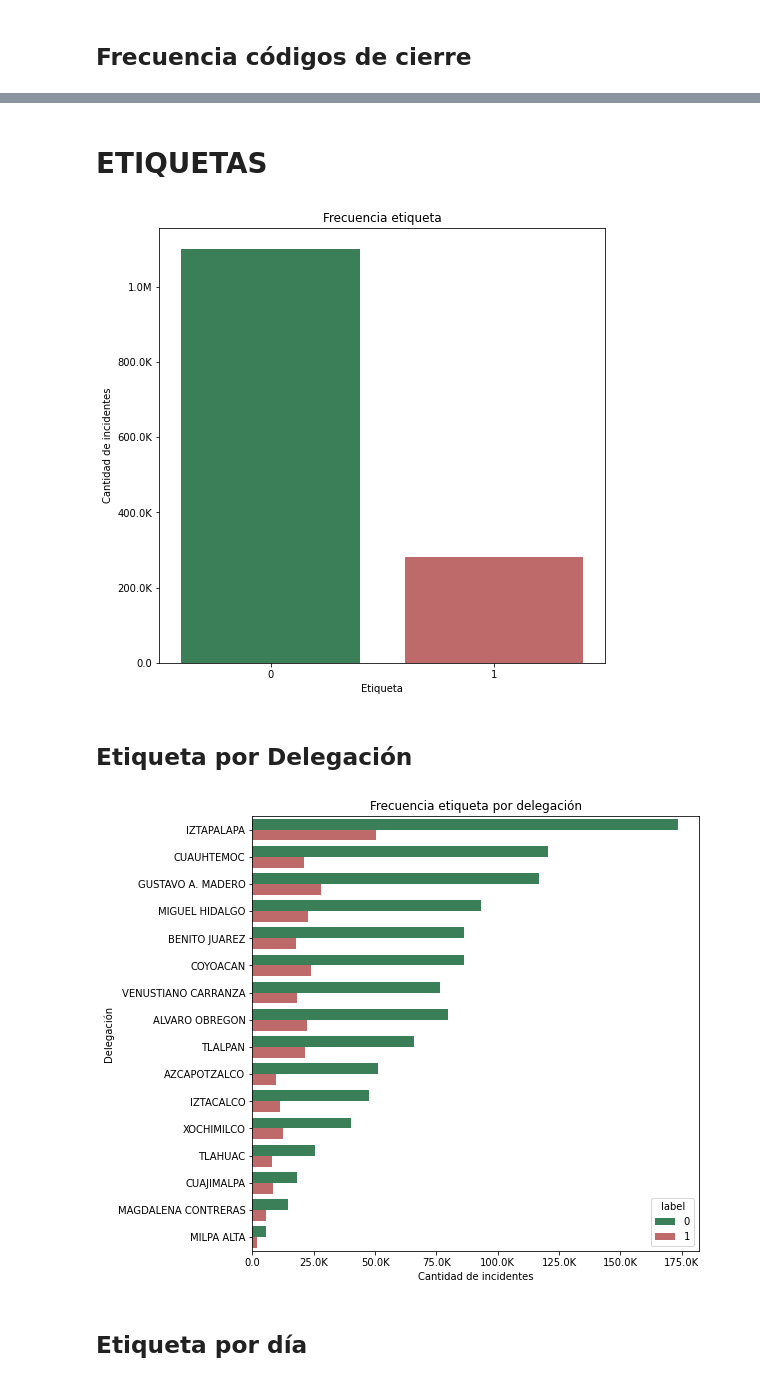
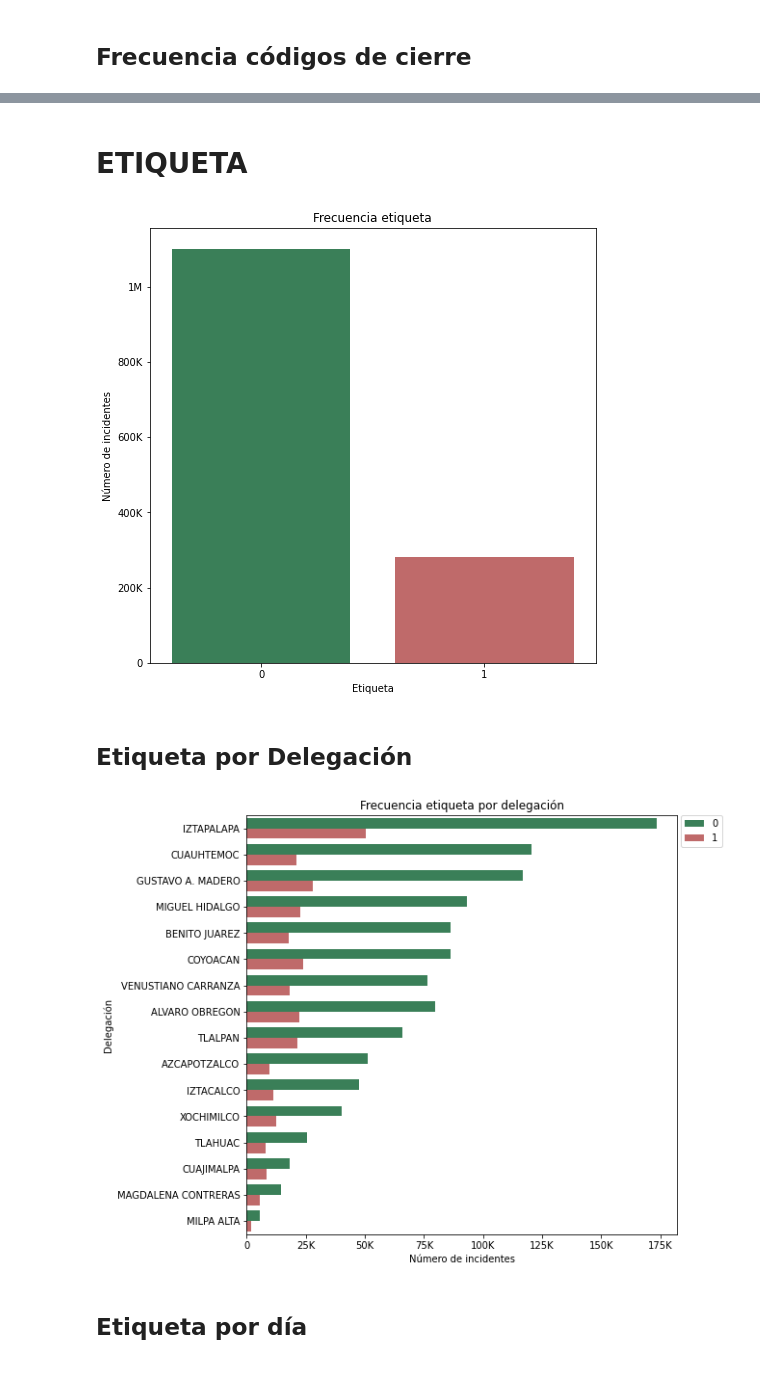
Before and after one commit to rafaelortegar/Proyecto1_IDS_2020, a Jupyter notebook: notebooks/GEDA.ipynb, the cells around one changed output, grey strips where cells are left out. Cells and saved outputs as stored; diff of their text form; code cells hidden in the pictures.

```diff
--- a/notebooks/GEDA.ipynb
+++ b/notebooks/GEDA.ipynb
@@ -70,0 +137,11 @@ datos['mes'] = datos.mes.astype(str)
+# %%
+datos = datos.astype({"dia_semana":'category',
+                                "año_cierre":'category',
+                                "codigo_cierre":'category',
+                                "mes_cierre":'category',
+                                "delegacion_inicio":'category',
+                                "incidente_c4":'category' ,
+                                "clas_con_f_alarma":'category',
+                                "tipo_entrada":'category',
+                                "delegacion_cierre":'category',
+                                "mes":'category'})
@@ -236,6 +324,17 @@ Index(['folio', 'fecha_creacion', 'hora_creacion', 'dia_semana',
       dtype='object')
 # %%
 df = datos.copy()
+# %%
+df = datos.astype({"dia_semana":'str',
+                                "año_cierre":'str',
+                                "codigo_cierre":'str',
+                                "mes_cierre":'str',
+                                "delegacion_inicio":'str',
+                                "incidente_c4":'str' ,
+                                "clas_con_f_alarma":'str',
+                                "tipo_entrada":'str',
+                                "delegacion_cierre":'str',
+                                "mes":'str'})
 # %% [markdown]
 (A) La unidad de atención a emergencias fue despachada, llegó al lugar de los hechos y confirmó la emergencia reportada
 
@@ -246,9 +345,3 @@ df = datos.copy()
 (F) El operador/a o despachador/a identifican, antes de dar respuesta a la emergencia, que ésta es falsa. O al ser despachada una unidad de atención a emergencias en el lugar de los hechos se percatan que el incidente no corresponde al reportado inicialmente
 
 (I) El incidente reportado es afirmativo y se añade información adicional al evento
-# %%
-df['codigo_cierre'] = np.where(df['codigo_cierre'] == '(A) La unidad de atención a emergencias fue despachada, llegó al lugar de los hechos y confirmó la emergencia reportada', '(A)', df['codigo_cierre'])
-df['codigo_cierre'] = np.where(df['codigo_cierre'] == '(D) El incidente reportado se registró en dos o más ocasiones procediendo a mantener un único reporte (afirmativo, informativo, negativo o falso) como el identificador para el incidente', '(D)', df['codigo_cierre'])
-df['codigo_cierre'] = np.where(df['codigo_cierre'] == '(N) La unidad de atención a emergencias fue despachada, llegó al lugar de los hechos, pero en el sitio del evento nadie solicitó el apoyo de la unidad', '(N)', df['codigo_cierre'])
-df['codigo_cierre'] = np.where(df['codigo_cierre'] == '(F) El operador/a o despachador/a identifican, antes de dar respuesta a la emergencia, que ésta es falsa. O al ser despachada una unidad de atención a emergencias en el lugar de los hechos se percatan que el incidente no corresponde al reportado inicialmente', '(F)', df['codigo_cierre'])
-df['codigo_cierre'] = np.where(df['codigo_cierre'] == '(I) El incidente reportado es afirmativo y se añade información adicional al evento', '(I)', df['codigo_cierre'])
@@ -264 +348,9 @@ df.head()
+# %%
+def number_formatter_i(number, pos = None):
+    """Convert a number into a human readable format."""
+    magnitude = 0
+    while abs(number) >= 1000:
+        magnitude += 1
+        number /= 1000
+    return '%d%s' % (number, ['', 'K', 'M', 'B', 'T', 'Q'][magnitude])
 # %%
@@ -314,5 +409,5 @@ plt.show()
 # %% [markdown]
-# ETIQUETAS
+# ETIQUETA
 # %%
 label_del = df.groupby(['label','delegacion_inicio'], as_index = False).size()
 label_dia = df.groupby(['label','dia_semana'], as_index = False).size()
@@ -328,26 +423,27 @@ ax = sns.barplot(x = label_total.index,
                  y = 'counts',
                  data = label_total,
                  palette = label_Palette)
-ax.set(title = 'Frecuencia etiqueta', xlabel = 'Etiqueta', ylabel = 'Cantidad de incidentes')
-ax.yaxis.set_major_formatter(FuncFormatter(number_formatter))
+ax.set(title = 'Frecuencia etiqueta', xlabel = 'Etiqueta', ylabel = 'Número de incidentes')
+ax.yaxis.set_major_formatter(FuncFormatter(number_formatter_i))
 plt.show()
 # %% [output]
-[figure, old version]
+[figure, new version]
 # %% [markdown]
 ## Etiqueta por Delegación
 # %%
 plt.figure(figsize = (8,8))
 ax = sns.barplot(y = "delegacion_inicio",
                  x = "size",
                  data = label_del,
                  hue = "label",
                  order = del_orden,
                  palette = label_colors)
-ax.set(title = 'Frecuencia etiqueta por delegación', xlabel = 'Cantidad de incidentes', ylabel = 'Delegación')
-ax.xaxis.set_major_formatter(FuncFormatter(number_formatter))
+ax.set(title = 'Frecuencia etiqueta por delegación', xlabel = 'Número de incidentes', ylabel = 'Delegación')
+ax.xaxis.set_major_formatter(FuncFormatter(number_formatter_i))
+ax.legend(bbox_to_anchor = (1.01, 1), loc = 'upper left', borderaxespad = 0)
 plt.show()
 # %% [output]
-[figure, old version]
+[figure, new version]
 # %% [markdown]
 ## Etiqueta por día
 # %%
```
Also changed, not shown: parts of 79 cells of this notebook.
